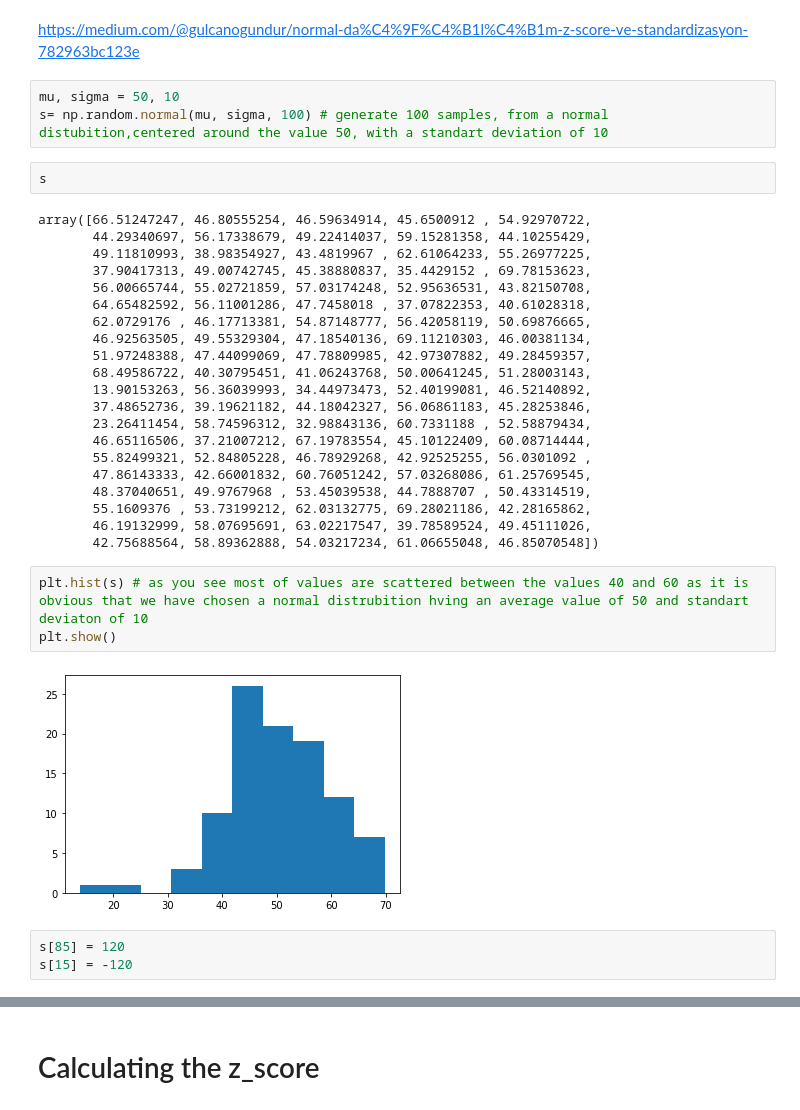
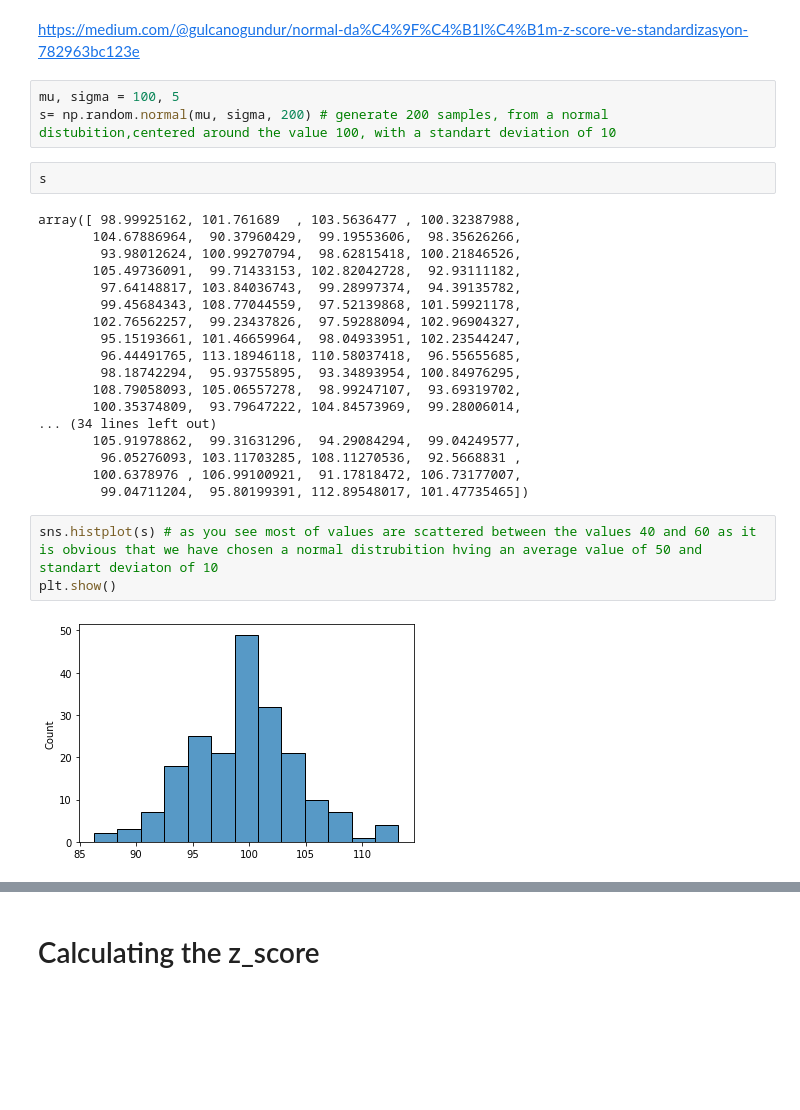
Before and after one commit to idenw/statistics-with-python, a Jupyter notebook: zscore and how it's used to determine an outlier.ipynb, the cells around one changed output, grey strips where cells are left out. Saved outputs shown, nothing was run; the diff lists cells and outputs as text; blank space fills up the shorter version.

```diff
--- a/zscore and how it's used to determine an outlier.ipynb
+++ b/zscore and how it's used to determine an outlier.ipynb
@@ -9,36 +11,30 @@ https://statistics.laerd.com/statistical-guides/standard-score-4.php
 # %% [markdown]
 https://medium.com/@gulcanogundur/normal-da%C4%9F%C4%B1l%C4%B1m-z-score-ve-standardizasyon-782963bc123e
 # %%
-mu, sigma = 50, 10
-s= np.random.normal(mu, sigma, 100) # generate 100 samples, from a normal distubition,centered around the value 50, with a standart deviation of 10
+mu, sigma = 100, 5
+s= np.random.normal(mu, sigma, 200) # generate 200 samples, from a normal distubition,centered around the value 100, with a standart deviation of 10
 # %%
 s
 # %% [output]
-array([66.51247247, 46.80555254, 46.59634914, 45.6500912 , 54.92970722,
-       44.29340697, 56.17338679, 49.22414037, 59.15281358, 44.10255429,
-       49.11810993, 38.98354927, 43.4819967 , 62.61064233, 55.26977225,
-       37.90417313, 49.00742745, 45.38880837, 35.4429152 , 69.78153623,
-       56.00665744, 55.02721859, 57.03174248, 52.95636531, 43.82150708,
-       64.65482592, 56.11001286, 47.7458018 , 37.07822353, 40.61028318,
-       62.0729176 , 46.17713381, 54.87148777, 56.42058119, 50.69876665,
-       46.92563505, 49.55329304, 47.18540136, 69.11210303, 46.00381134,
-       51.97248388, 47.44099069, 47.78809985, 42.97307882, 49.28459357,
-       68.49586722, 40.30795451, 41.06243768, 50.00641245, 51.28003143,
-       13.90153263, 56.36039993, 34.44973473, 52.40199081, 46.52140892,
-       37.48652736, 39.19621182, 44.18042327, 56.06861183, 45.28253846,
-       23.26411454, 58.74596312, 32.98843136, 60.7331188 , 52.58879434,
-       46.65116506, 37.21007212, 67.19783554, 45.10122409, 60.08714444,
-       55.82499321, 52.84805228, 46.78929268, 42.92525255, 56.0301092 ,
-       47.86143333, 42.66001832, 60.76051242, 57.03268086, 61.25769545,
-       48.37040651, 49.9767968 , 53.45039538, 44.7888707 , 50.43314519,
-       55.1609376 , 53.73199212, 62.03132775, 69.28021186, 42.28165862,
-       46.19132999, 58.07695691, 63.02217547, 39.78589524, 49.45111026,
-       42.75688564, 58.89362888, 54.03217234, 61.06655048, 46.85070548])
+array([ 98.99925162, 101.761689  , 103.5636477 , 100.32387988,
+       104.67886964,  90.37960429,  99.19553606,  98.35626266,
+        93.98012624, 100.99270794,  98.62815418, 100.21846526,
+       105.49736091,  99.71433153, 102.82042728,  92.93111182,
+        97.64148817, 103.84036743,  99.28997374,  94.39135782,
+        99.45684343, 108.77044559,  97.52139868, 101.59921178,
+       102.76562257,  99.23437826,  97.59288094, 102.96904327,
+        95.15193661, 101.46659964,  98.04933951, 102.23544247,
+        96.44491765, 113.18946118, 110.58037418,  96.55655685,
+        98.18742294,  95.93755895,  93.34893954, 100.84976295,
+       108.79058093, 105.06557278,  98.99247107,  93.69319702,
+       100.35374809,  93.79647222, 104.84573969,  99.28006014,
+... (34 lines left out)
+       105.91978862,  99.31631296,  94.29084294,  99.04249577,
+        96.05276093, 103.11703285, 108.11270536,  92.5668831 ,
+       100.6378976 , 106.99100921,  91.17818472, 106.73177007,
+        99.04711204,  95.80199391, 112.89548017, 101.47735465])
 # %%
-plt.hist(s) # as you see most of values are scattered between the values 40 and 60 as it is obvious that we have chosen a normal distrubition hving an average value of 50 and standart deviaton of 10
+sns.histplot(s) # as you see most of values are scattered between the values 40 and 60 as it is obvious that we have chosen a normal distrubition hving an average value of 50 and standart deviaton of 10
 plt.show()
 # %% [output]
-[figure, old version]
+[figure, new version]
-# %%
-s[85] = 120
-s[15] = -120
```
Also changed, not shown: parts of 20 cells of this notebook.
